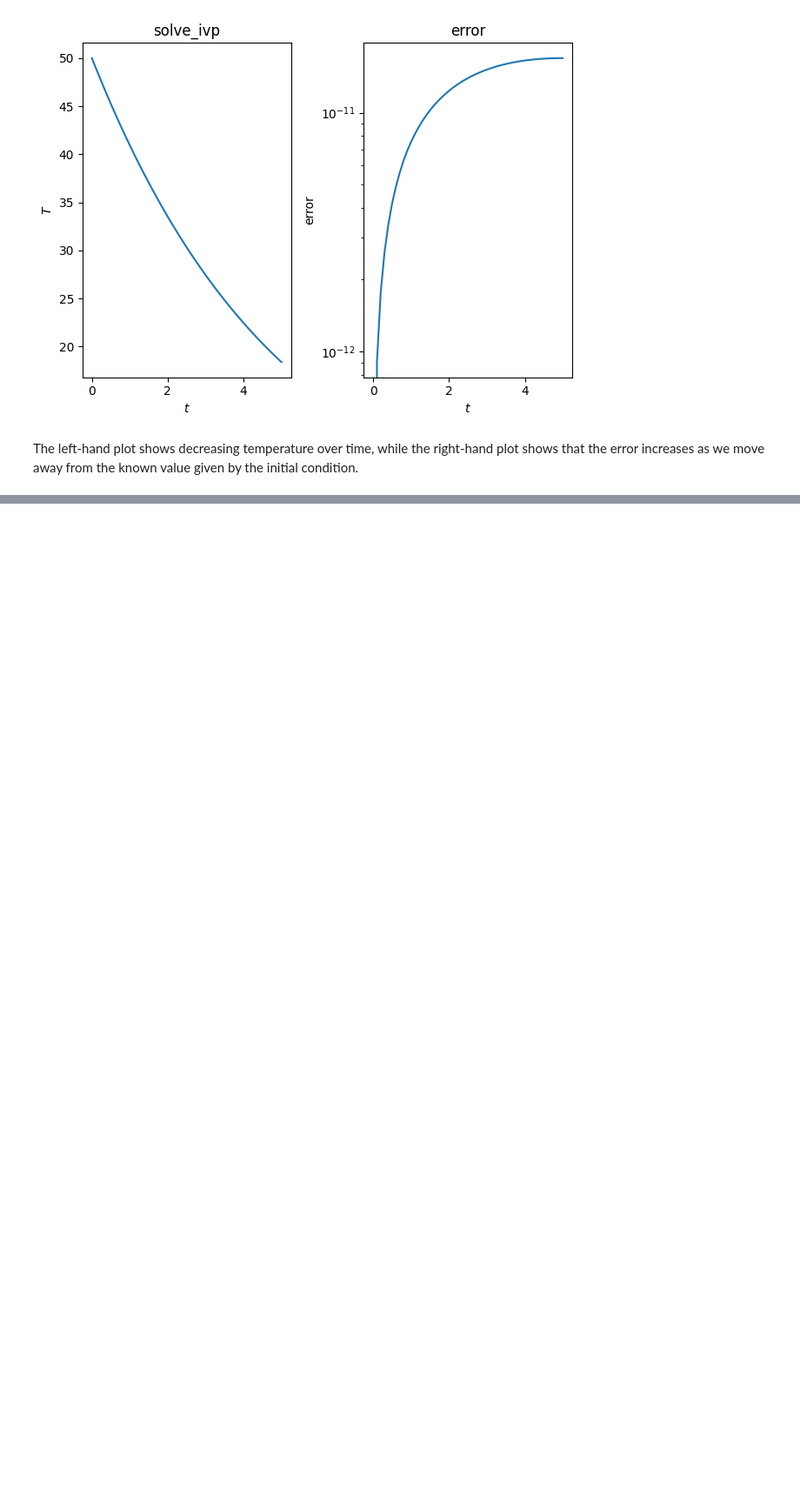
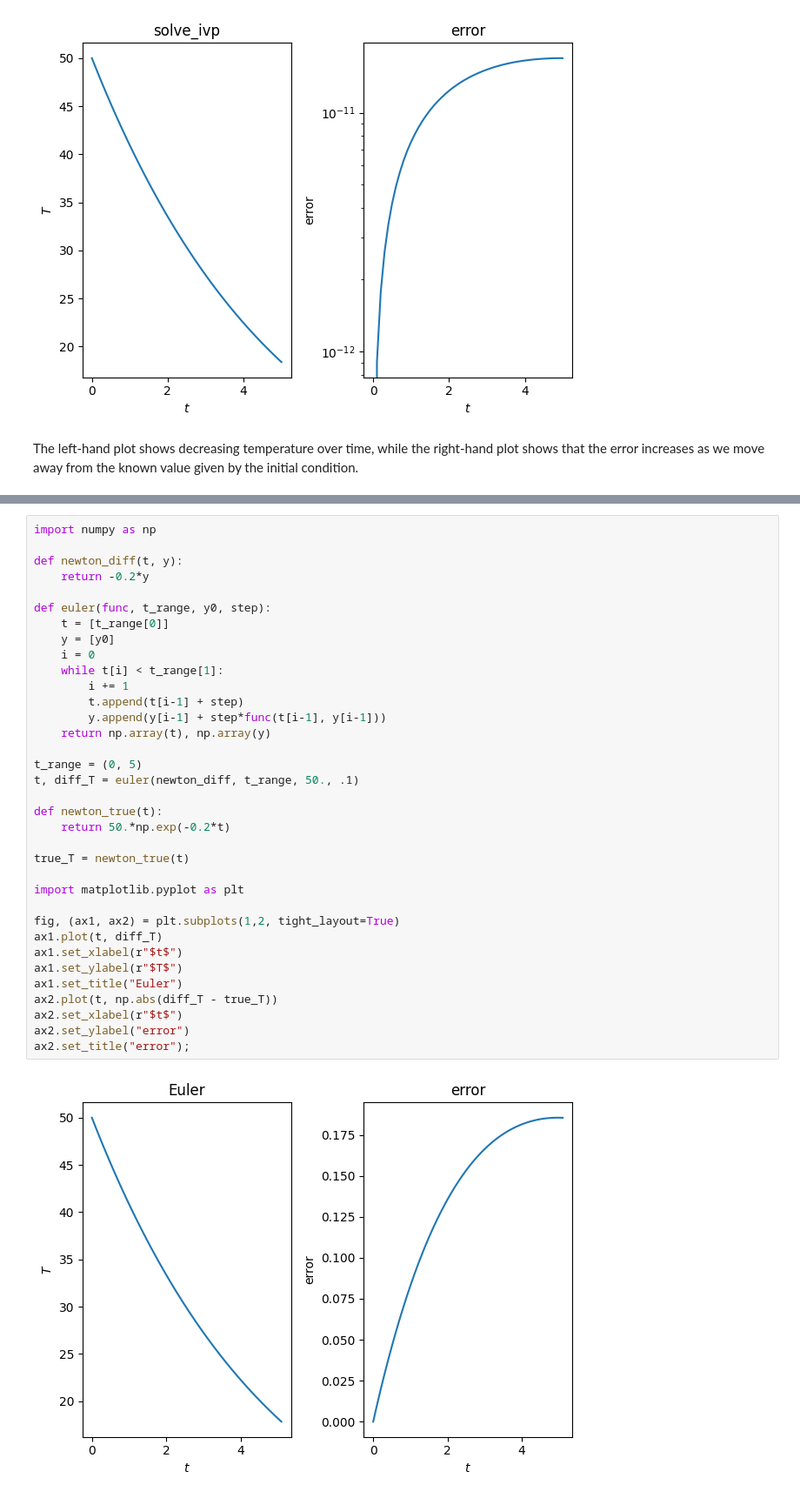
Before and after one commit to toshiro-en-miyamoto/math2, a Jupyter notebook: jupyter/samMorley/ch03_calculus.ipynb, the cells around one changed output, grey strips where cells are left out. Shown at 87% size. Saved outputs shown, nothing was run; the diff lists cells and outputs as text; blank space fills up the shorter version.

Commit message:
jupyter samMorley ch03 Euler method done

```diff
--- a/jupyter/samMorley/ch03_calculus.ipynb
+++ b/jupyter/samMorley/ch03_calculus.ipynb
@@ -320,0 +331,37 @@ The left-hand plot shows decreasing temperature over time, while the right-hand
+# %%
+import numpy as np
+
+def newton_diff(t, y):
+    return -0.2*y
+
+def euler(func, t_range, y0, step):
+    t = [t_range[0]]
+    y = [y0]
+    i = 0
+    while t[i] < t_range[1]:
+        i += 1
+        t.append(t[i-1] + step)
+        y.append(y[i-1] + step*func(t[i-1], y[i-1]))
+    return np.array(t), np.array(y)
+
+t_range = (0, 5)
+t, diff_T = euler(newton_diff, t_range, 50., .1)
+
+def newton_true(t):
+    return 50.*np.exp(-0.2*t)
+
+true_T = newton_true(t)
+
+import matplotlib.pyplot as plt
+
+fig, (ax1, ax2) = plt.subplots(1,2, tight_layout=True)
+ax1.plot(t, diff_T)
+ax1.set_xlabel(r"$t$")
+ax1.set_ylabel(r"$T$")
+ax1.set_title("Euler")
+ax2.plot(t, np.abs(diff_T - true_T))
+ax2.set_xlabel(r"$t$")
+ax2.set_ylabel("error")
+ax2.set_title("error");
+# %% [output]
+[figure, added]
```
Also changed, not shown: parts of 2 cells of this notebook, 2 other files.
